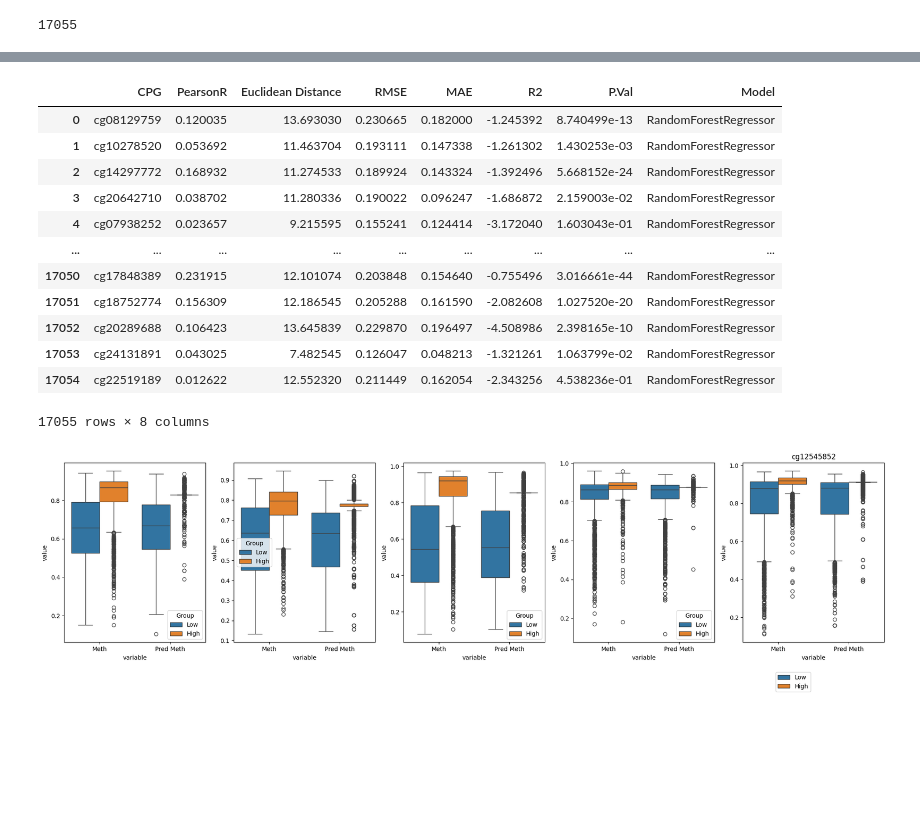
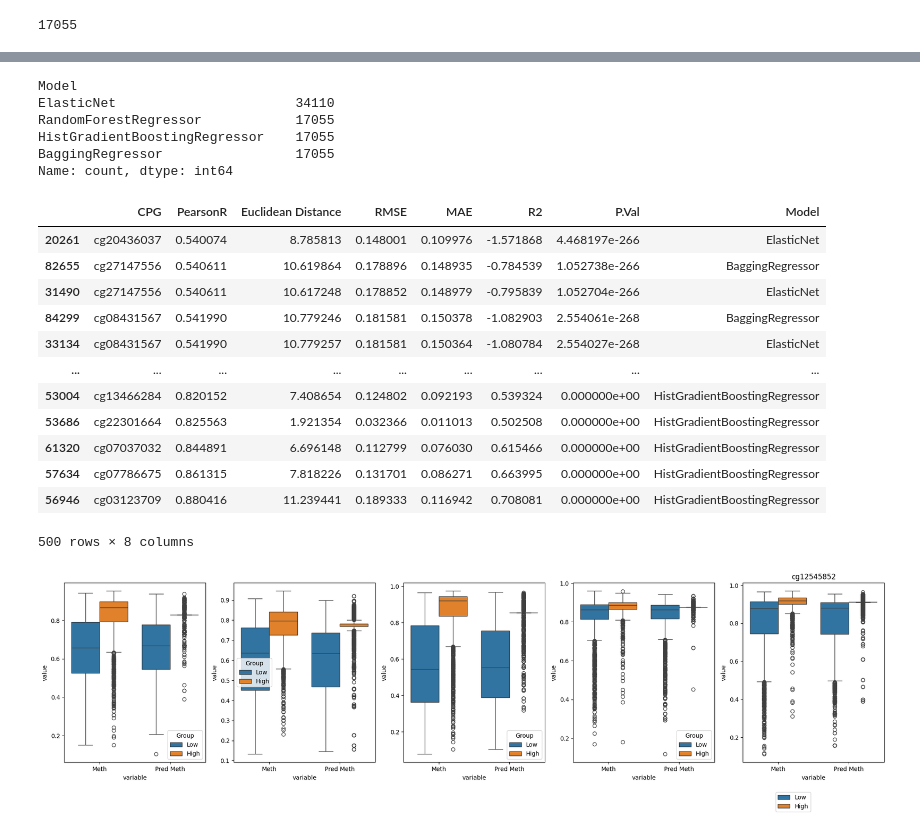
Before and after one commit to ansarahmadjaved/methpred, a Jupyter notebook: main.ipynb, the cells around one changed output, grey strips where cells are left out. Saved outputs shown, nothing was run; the diff lists cells and outputs as text; code cells hidden in the pictures; blank space fills up the shorter version.

Commit message:
multiple models

```diff
--- a/main.ipynb
+++ b/main.ipynb
@@ -178,20 +173,28 @@ Models
+# %%
+MethPredicted.Model.value_counts()
+# %% [output]
+Model
+ElasticNet                       34110
+RandomForestRegressor            17055
+HistGradientBoostingRegressor    17055
+BaggingRegressor                 17055
+Name: count, dtype: int64
 # %%
-MethPredicted.sort_values(by='PearsonR').tail(500)
-MethPredicted
+MethPredicted.sort_values(by='PearsonR').dropna().tail(500)
 # %% [output]
 |  | CPG | PearsonR | Euclidean Distance | RMSE | MAE | R2 | P.Val | Model |
-| 0 | cg08129759 | 0.120035 | 13.693030 | 0.230665 | 0.182000 | -1.245392 | 8.740499e-13 | RandomForestRegressor |
-| 1 | cg10278520 | 0.053692 | 11.463704 | 0.193111 | 0.147338 | -1.261302 | 1.430253e-03 | RandomForestRegressor |
-| 2 | cg14297772 | 0.168932 | 11.274533 | 0.189924 | 0.143324 | -1.392496 | 5.668152e-24 | RandomForestRegressor |
-| 3 | cg20642710 | 0.038702 | 11.280336 | 0.190022 | 0.096247 | -1.686872 | 2.159003e-02 | RandomForestRegressor |
-| 4 | cg07938252 | 0.023657 | 9.215595 | 0.155241 | 0.124414 | -3.172040 | 1.603043e-01 | RandomForestRegressor |
+| 20261 | cg20436037 | 0.540074 | 8.785813 | 0.148001 | 0.109976 | -1.571868 | 4.468197e-266 | ElasticNet |
+| 82655 | cg27147556 | 0.540611 | 10.619864 | 0.178896 | 0.148935 | -0.784539 | 1.052738e-266 | BaggingRegressor |
+| 31490 | cg27147556 | 0.540611 | 10.617248 | 0.178852 | 0.148979 | -0.795839 | 1.052704e-266 | ElasticNet |
+| 84299 | cg08431567 | 0.541990 | 10.779246 | 0.181581 | 0.150378 | -1.082903 | 2.554061e-268 | BaggingRegressor |
+| 33134 | cg08431567 | 0.541990 | 10.779257 | 0.181581 | 0.150364 | -1.080784 | 2.554027e-268 | ElasticNet |
 | ... | ... | ... | ... | ... | ... | ... | ... | ... |
-| 17050 | cg17848389 | 0.231915 | 12.101074 | 0.203848 | 0.154640 | -0.755496 | 3.016661e-44 | RandomForestRegressor |
-| 17051 | cg18752774 | 0.156309 | 12.186545 | 0.205288 | 0.161590 | -2.082608 | 1.027520e-20 | RandomForestRegressor |
-| 17052 | cg20289688 | 0.106423 | 13.645839 | 0.229870 | 0.196497 | -4.508986 | 2.398165e-10 | RandomForestRegressor |
-| 17053 | cg24131891 | 0.043025 | 7.482545 | 0.126047 | 0.048213 | -1.321261 | 1.063799e-02 | RandomForestRegressor |
-| 17054 | cg22519189 | 0.012622 | 12.552320 | 0.211449 | 0.162054 | -2.343256 | 4.538236e-01 | RandomForestRegressor |
+| 53004 | cg13466284 | 0.820152 | 7.408654 | 0.124802 | 0.092193 | 0.539324 | 0.000000e+00 | HistGradientBoostingRegressor |
+| 53686 | cg22301664 | 0.825563 | 1.921354 | 0.032366 | 0.011013 | 0.502508 | 0.000000e+00 | HistGradientBoostingRegressor |
+| 61320 | cg07037032 | 0.844891 | 6.696148 | 0.112799 | 0.076030 | 0.615466 | 0.000000e+00 | HistGradientBoostingRegressor |
+| 57634 | cg07786675 | 0.861315 | 7.818226 | 0.131701 | 0.086271 | 0.663995 | 0.000000e+00 | HistGradientBoostingRegressor |
+| 56946 | cg03123709 | 0.880416 | 11.239441 | 0.189333 | 0.116942 | 0.708081 | 0.000000e+00 | HistGradientBoostingRegressor |
-17055 rows × 8 columns
+500 rows × 8 columns
 # %%
 def plotCPG(SelectedCpg, model, axis):
     SelectedTranscripts = ProteinCodCpgsAnnotations.loc[SelectedCpg]['transcriptIDs'].split(';')
```
Also changed, not shown: parts of 3 cells of this notebook.
